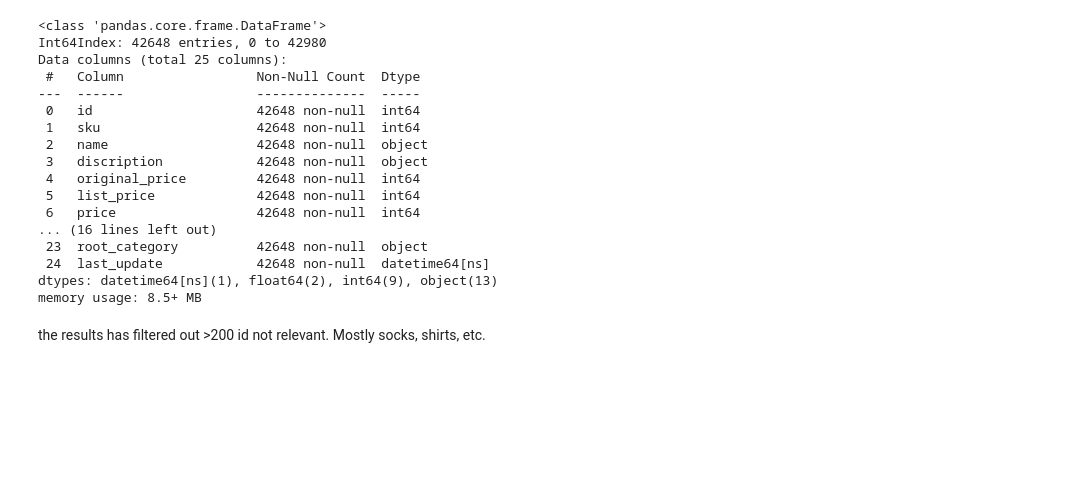
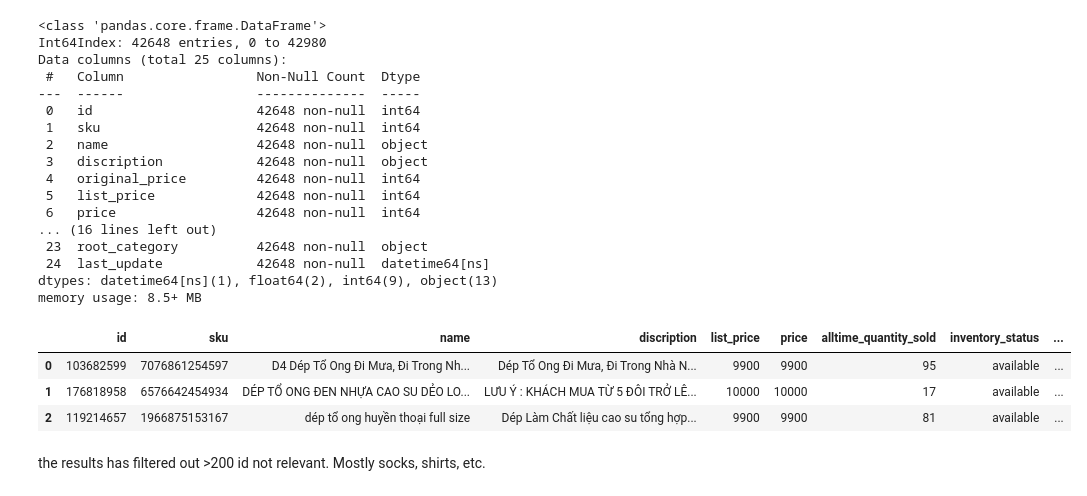
Before and after one commit to minhpham0201/TIKI, a Jupyter notebook: ANALYTICS.ipynb, the cells around one changed output. Saved outputs shown, nothing was run; the diff lists cells and outputs as text; code cells hidden in the pictures; blank space fills up the shorter version.

```diff
--- a/ANALYTICS.ipynb
+++ b/ANALYTICS.ipynb
@@ -85,6 +86,13 @@ concat_df['name_normal'] = concat_df['name'].str.lower().apply(unidecode)
 concat_df['discription_normal'] = concat_df['discription'].str.lower().apply(unidecode)
 
 concat_df = concat_df.loc[((concat_df['name_normal'].str.contains('|'.join(ascii_keywords))) | (concat_df['discription_normal'].str.contains('|'.join(ascii_keywords))))]
+# %%
+concat_df.head(3)
+# %% [output]
+|  | id | sku | name | discription | list_price | price | alltime_quantity_sold | inventory_status | ... |
+| 0 | 103682599 | 7076861254597 | D4 Dép Tổ Ong Đi Mưa, Đi Trong Nh... | Dép Tổ Ong Đi Mưa, Đi Trong Nhà N... | 9900 | 9900 | 95 | available | ... |
+| 1 | 176818958 | 6576642454934 | DÉP TỔ ONG ĐEN NHỰA CAO SU DẺO LO... | LƯU Ý : KHÁCH MUA TỪ 5 ĐÔI TRỞ LÊ... | 10000 | 10000 | 17 | available | ... |
+| 2 | 119214657 | 1966875153167 | dép tổ ong huyền thoại full size | Dép Làm Chất liệu cao su tổng hợp... | 9900 | 9900 | 81 | available | ... |
 # %% [markdown]
 the results has filtered out >200 id not relevant. Mostly socks, shirts, etc.
 # %% [markdown]
```
Also changed, not shown: parts of 11 cells of this notebook, 2 other files.
